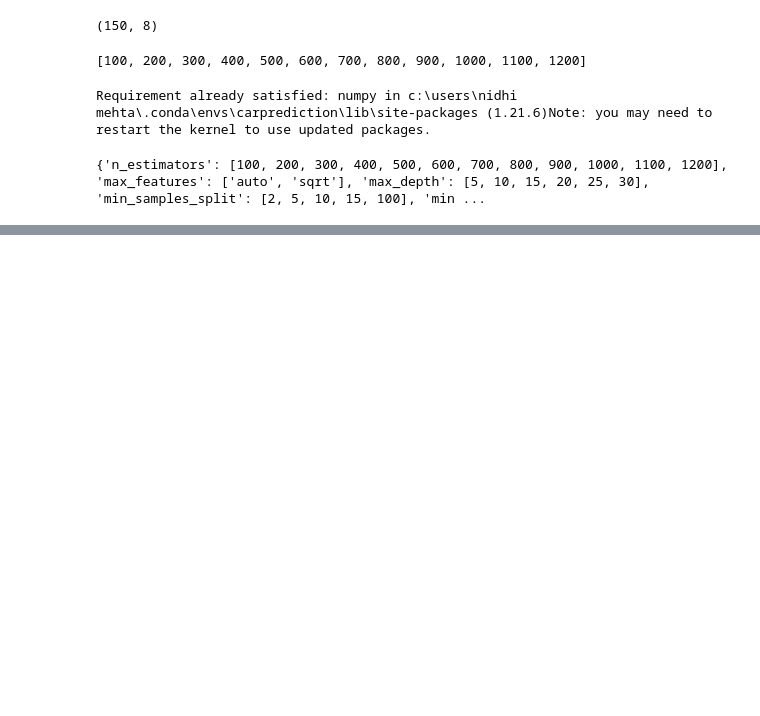
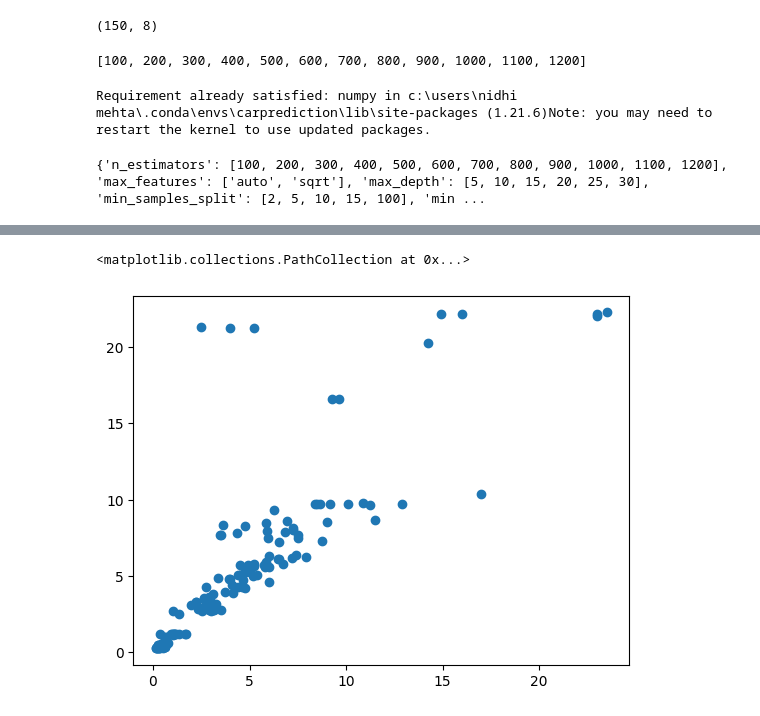
Before and after one commit to NidhiMehta1444/Car-Price-Prediction, a Jupyter notebook: Untitled.ipynb, the cells around one changed output, grey strips where cells are left out. Saved outputs shown, nothing was run; the diff lists cells and outputs as text; code cells hidden in the pictures; blank space fills up the shorter version.

```diff
--- a/Untitled.ipynb
+++ b/Untitled.ipynb
@@ -318,0 +385,5 @@ print(random_grid)
+# %%
+plt.scatter(Y_test,predictions)
+# %% [output]
+<matplotlib.collections.PathCollection at 0x...>
+[figure, added]
```
Also changed, not shown: parts of 7 cells of this notebook, 2 other files.
